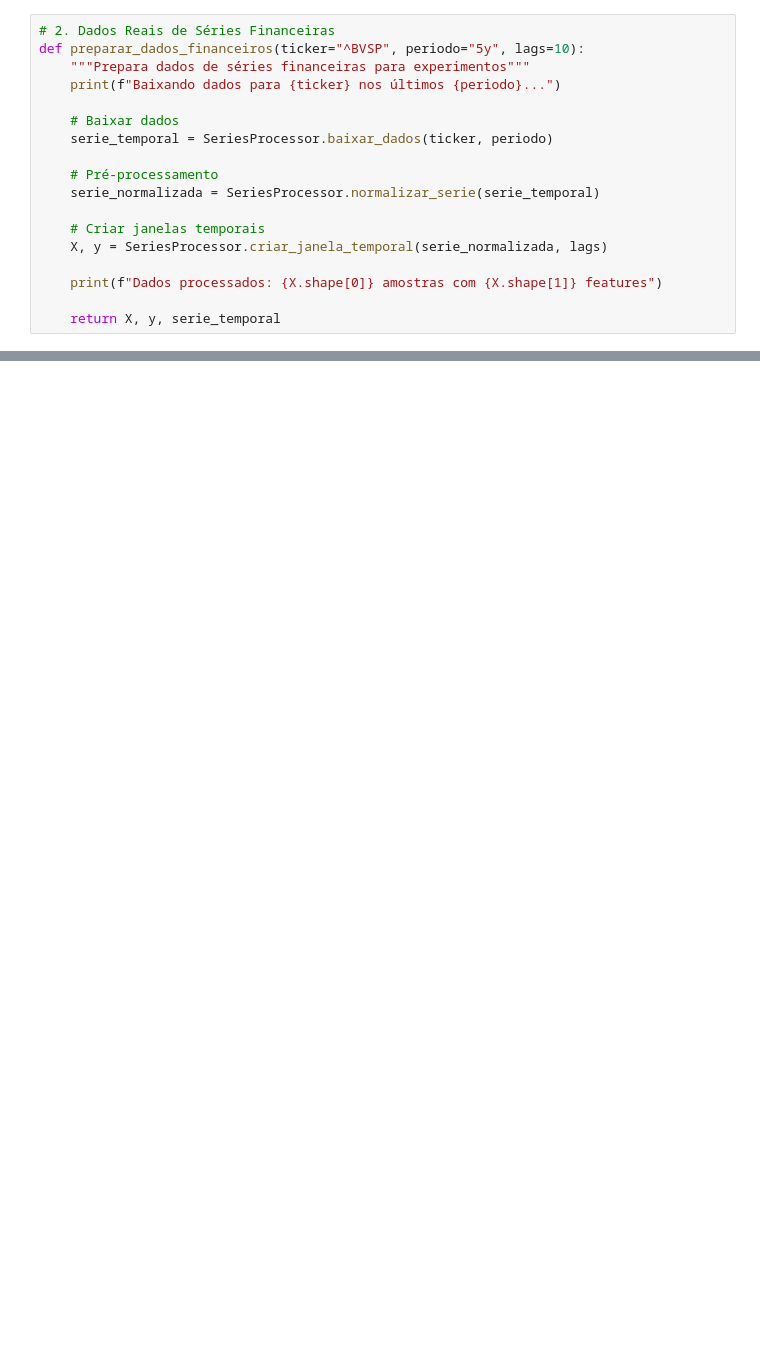
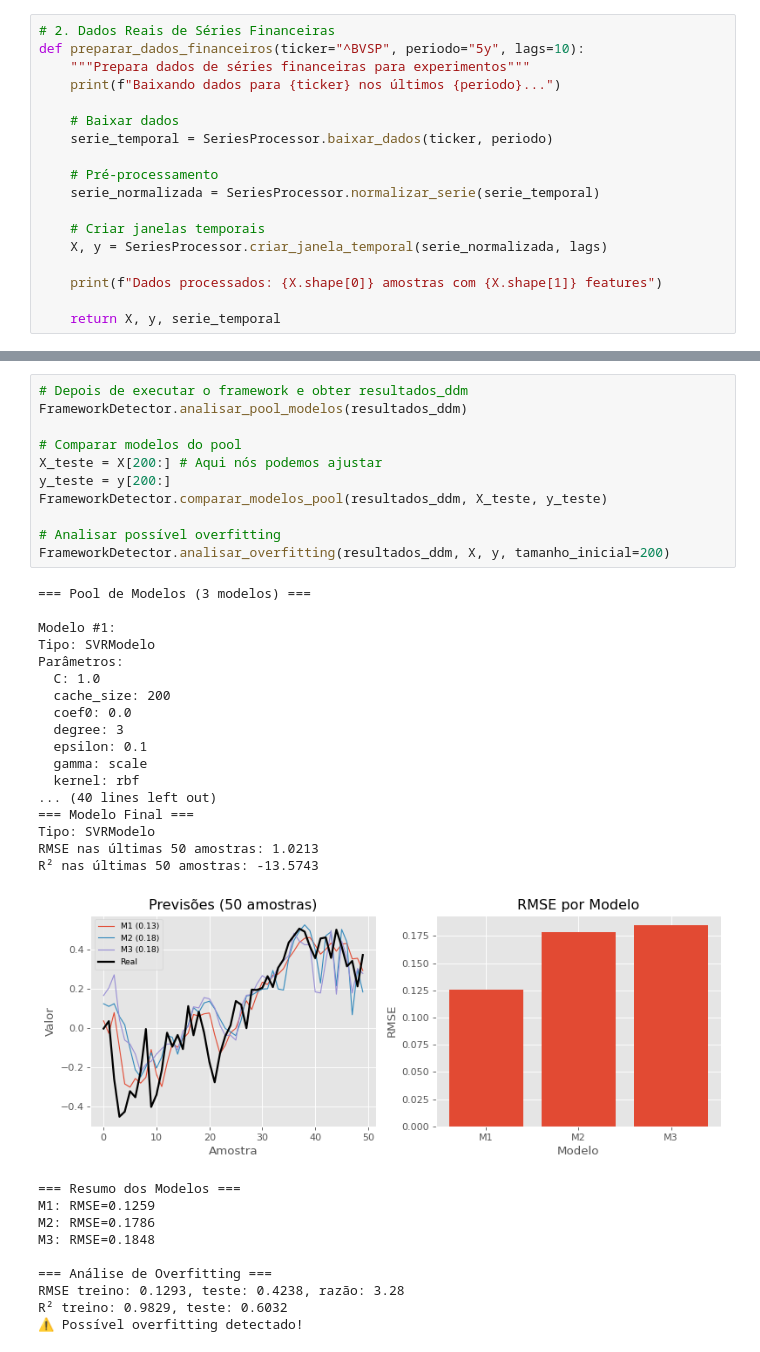
Before and after one commit to Ol1veirx/Drift-Detection-PIBIC---Framework, a Jupyter notebook: drift_detection_framework.ipynb, the cells around one changed output, grey strips where cells are left out. Saved outputs shown, nothing was run; the diff lists cells and outputs as text; blank space fills up the shorter version.

```diff
--- a/drift_detection_framework.ipynb
+++ b/drift_detection_framework.ipynb
@@ -366,0 +494,39 @@ for x_t, y_t in zip(X_stream, Y_stream):
+# %%
+# Depois de executar o framework e obter resultados_ddm
+FrameworkDetector.analisar_pool_modelos(resultados_ddm)
+
+# Comparar modelos do pool
+X_teste = X[200:] # Aqui nós podemos ajustar
+y_teste = y[200:]
+FrameworkDetector.comparar_modelos_pool(resultados_ddm, X_teste, y_teste)
+
+# Analisar possível overfitting
+FrameworkDetector.analisar_overfitting(resultados_ddm, X, y, tamanho_inicial=200)
+# %% [output]
+=== Pool de Modelos (3 modelos) ===
+
+Modelo #1:
+Tipo: SVRModelo
+Parâmetros:
+  C: 1.0
+  cache_size: 200
+  coef0: 0.0
+  degree: 3
+  epsilon: 0.1
+  gamma: scale
+  kernel: rbf
+... (40 lines left out)
+=== Modelo Final ===
+Tipo: SVRModelo
+RMSE nas últimas 50 amostras: 1.0213
+R² nas últimas 50 amostras: -13.5743
+[figure, added]
+=== Resumo dos Modelos ===
+M1: RMSE=0.1259
+M2: RMSE=0.1786
+M3: RMSE=0.1848
+
+=== Análise de Overfitting ===
+RMSE treino: 0.1293, teste: 0.4238, razão: 3.28
+R² treino: 0.9829, teste: 0.6032
+⚠️ Possível overfitting detectado!
```
Also changed, not shown: parts of 12 cells of this notebook, 9 other files.
